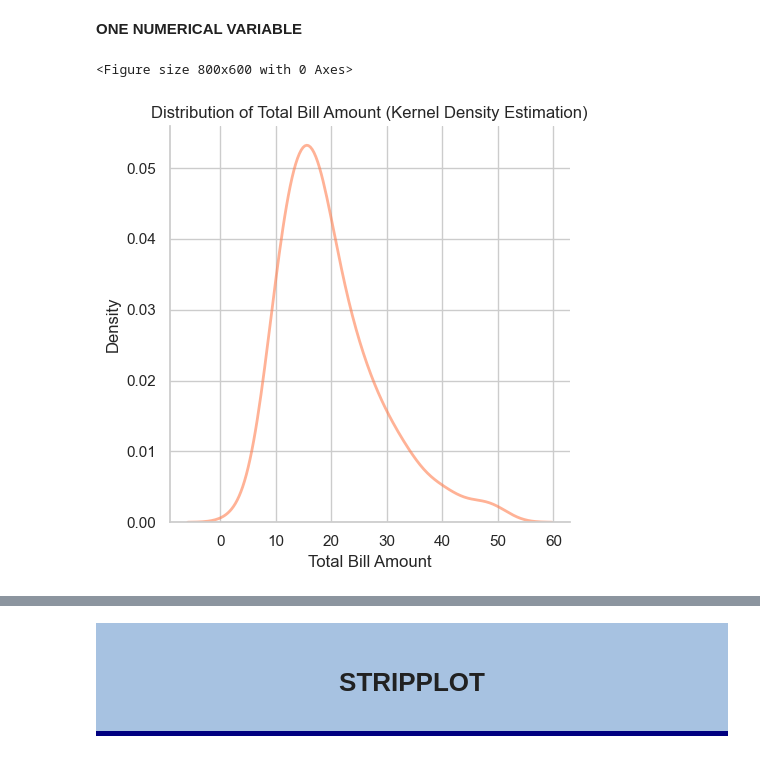
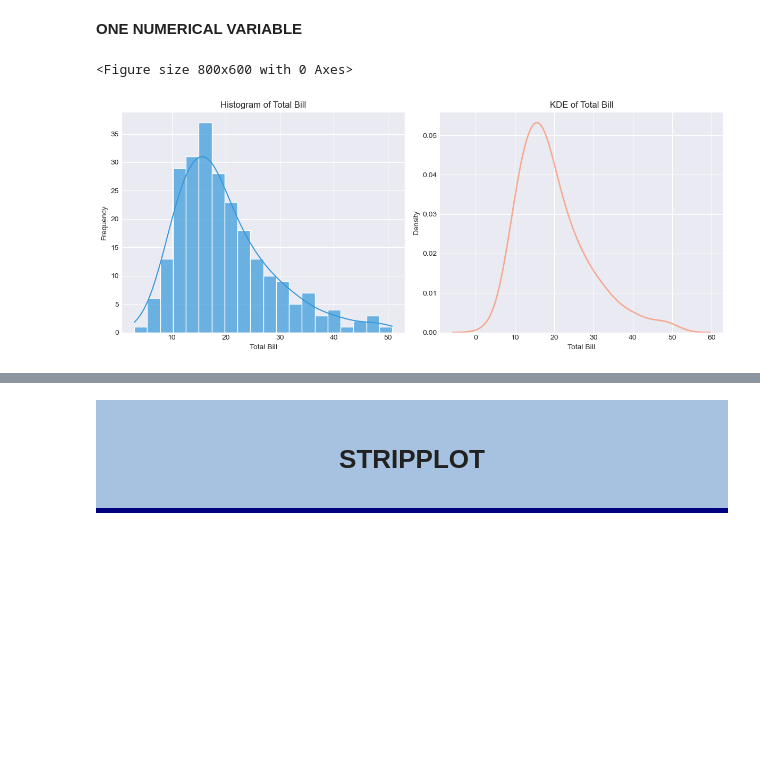
Before and after one commit to artempanush/something_useful, a Jupyter notebook: Plots Storage.ipynb, the cells around one changed output, grey strips where cells are left out. Drawn from its saved outputs; the diff is of its cells as text; code cells hidden in the pictures; blank space fills up the shorter version.

```diff
--- a/Plots Storage.ipynb
+++ b/Plots Storage.ipynb
@@ -395,8 +411,12 @@ NUMERIC VALUES
 CATEGORICAL VALUES
 </b>
 # %%
-plt.figure(figsize=(10, 6))
-sns.violinplot(x='day', y='total_bill', data=tips, palette='viridis')
+sns.set_style("darkgrid")
+plt.figure(figsize=(9, 6))
+sns.violinplot(x='day', y='total_bill', data=tips, palette='magma', inner='box')
 plt.title('Distribution of the total bill amount by day of the week')
+plt.xticks(fontsize=10)
+plt.yticks(fontsize=10)
+plt.tight_layout()
 plt.show()
 # %% [output]
@@ -467,14 +491,23 @@ Distplot (distribution plot) is a function from the Seaborn library that combine
 <b>ONE NUMERICAL VARIABLE</b>
 # %%
 plt.figure(figsize=(8, 6))
-sns.displot(tips, x='total_bill', kind='kde', color='coral', alpha=0.6,
-                linewidth=2)
-plt.title('Distribution of Total Bill Amount (Kernel Density Estimation)')
-plt.xlabel('Total Bill Amount')
-plt.ylabel('Density')
-sns.despine()
+
+fig, axes = plt.subplots(1, 2, figsize=(12, 5))
+
+# Гистограмма
+sns.histplot(tips['total_bill'], ax=axes[0], color='#3498db', bins=20, edgecolor='white', alpha=0.7, kde=True)
+axes[0].set_title('Histogram of Total Bill')
+axes[0].set_xlabel('Total Bill')
+axes[0].set_ylabel('Frequency')
+
+# Кривая плотности
+sns.kdeplot(tips['total_bill'], ax=axes[1], color='coral', alpha=0.6, linewidth=2)
+axes[1].set_title('KDE of Total Bill')
+axes[1].set_xlabel('Total Bill')
+axes[1].set_ylabel('Density')
+
 plt.tight_layout()
 plt.show()
 # %% [output]
 <Figure size 800x600 with 0 Axes>
-[figure, old version]
+[figure, new version]
```
Also changed, not shown: parts of 11 cells of this notebook.
